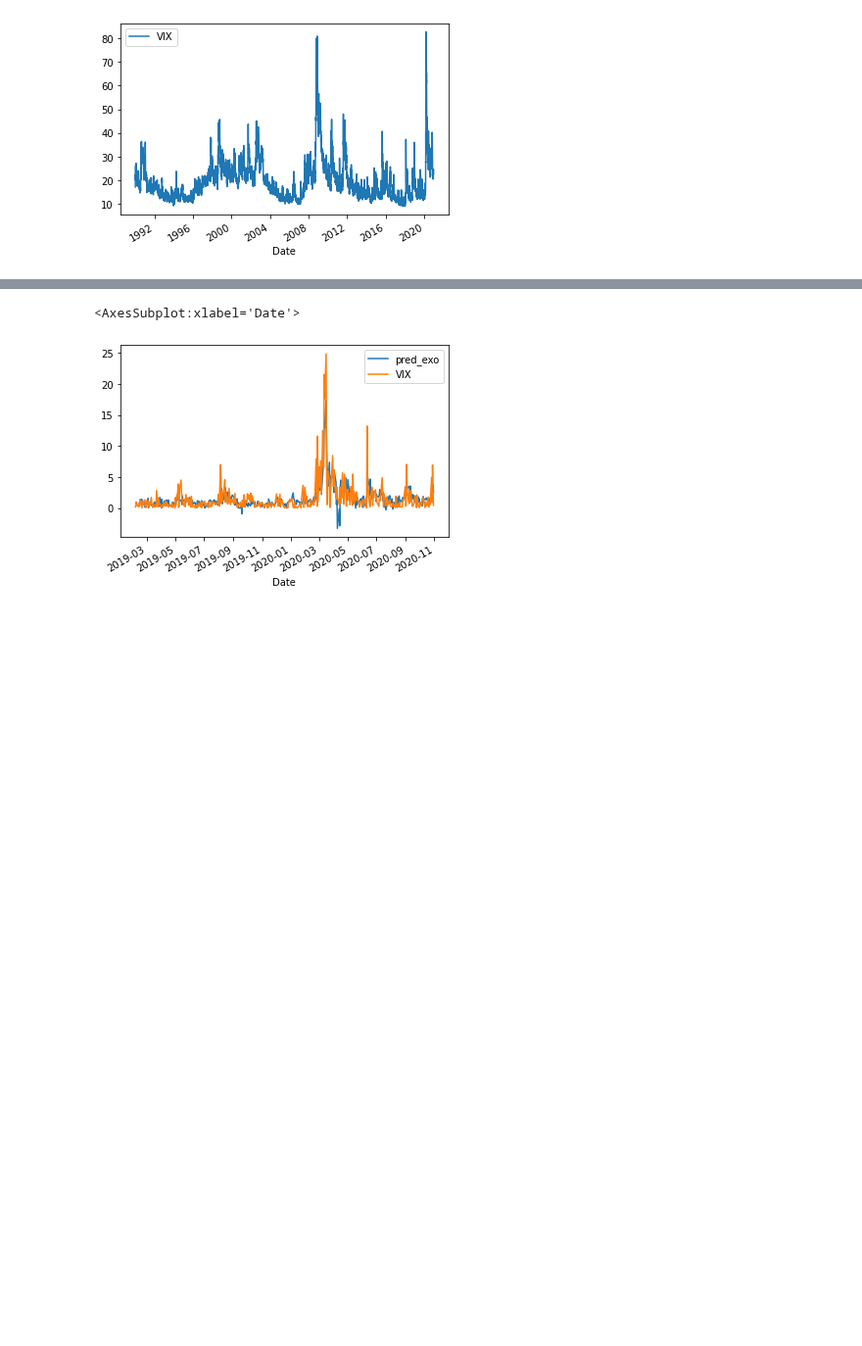
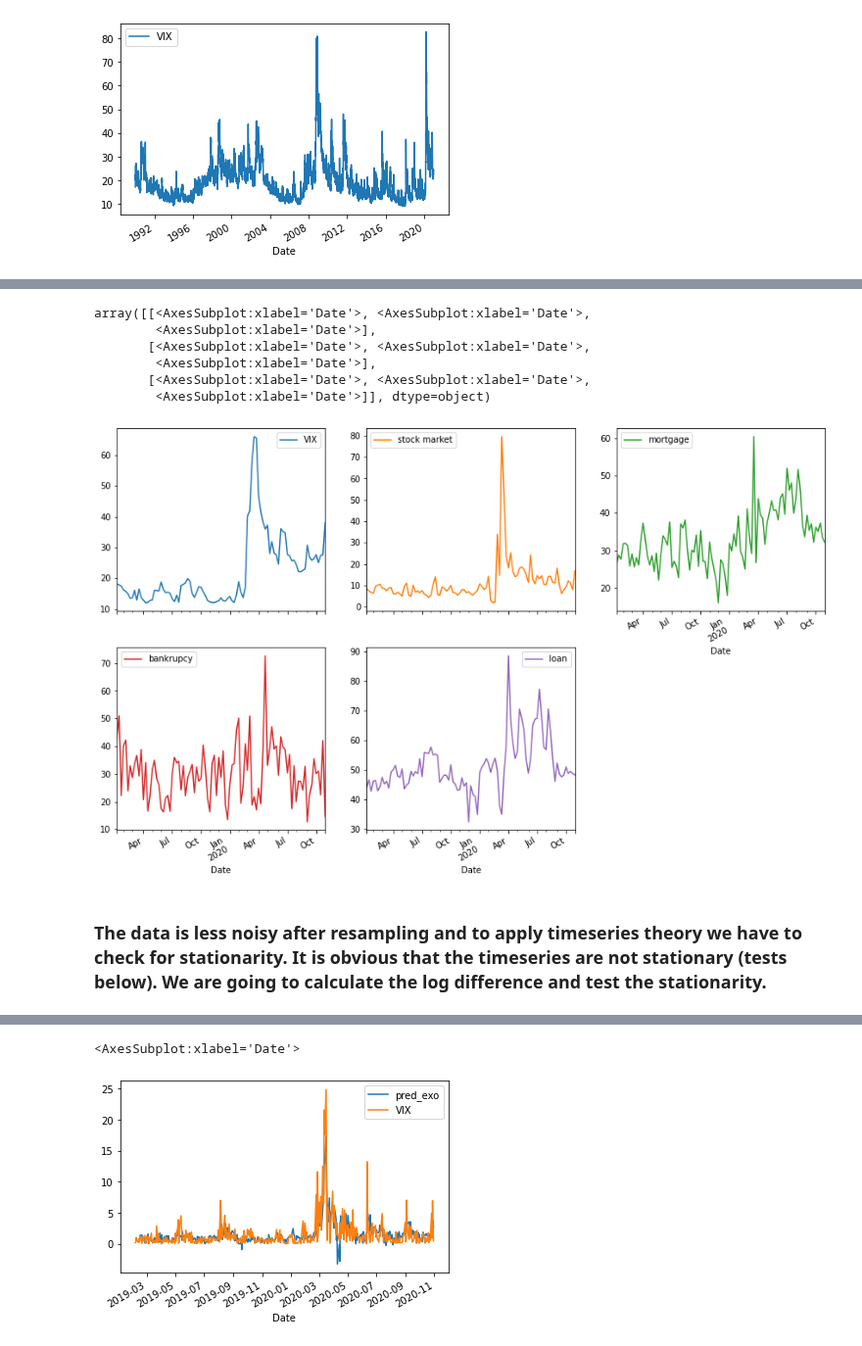
Before and after one commit to epfl-ada/ada-2020-project-milestone-p3-p3_tak, a Jupyter notebook: VIX.ipynb, the cells around one changed output, grey strips where cells are left out. Shown at 98% size. Cells and saved outputs as stored; diff of their text form; code cells hidden in the pictures; blank space fills up the shorter version.

```diff
--- a/VIX.ipynb
+++ b/VIX.ipynb
@@ -99,0 +120,14 @@ df_vix=df_vix[['VIX'] + keywords]
+# %%
+df_vix=df_market['VIX'].resample('1W').last().to_frame()
+df_vix[keywords]=df_market[keywords].resample('1W').mean()
+df_vix.plot(subplots=True, layout=(3,3),figsize=(15,15))
+# %% [output]
+array([[<AxesSubplot:xlabel='Date'>, <AxesSubplot:xlabel='Date'>,
+        <AxesSubplot:xlabel='Date'>],
+       [<AxesSubplot:xlabel='Date'>, <AxesSubplot:xlabel='Date'>,
+        <AxesSubplot:xlabel='Date'>],
+       [<AxesSubplot:xlabel='Date'>, <AxesSubplot:xlabel='Date'>,
+        <AxesSubplot:xlabel='Date'>]], dtype=object)
+[figure, added]
+# %% [markdown]
+### The data is less noisy after resampling and to apply timeseries theory we have to check for stationarity. It is obvious that the timeseries are not stationary (tests below). We are going to calculate the log difference and test the stationarity.
```
Also changed, not shown: parts of 29 cells of this notebook.
